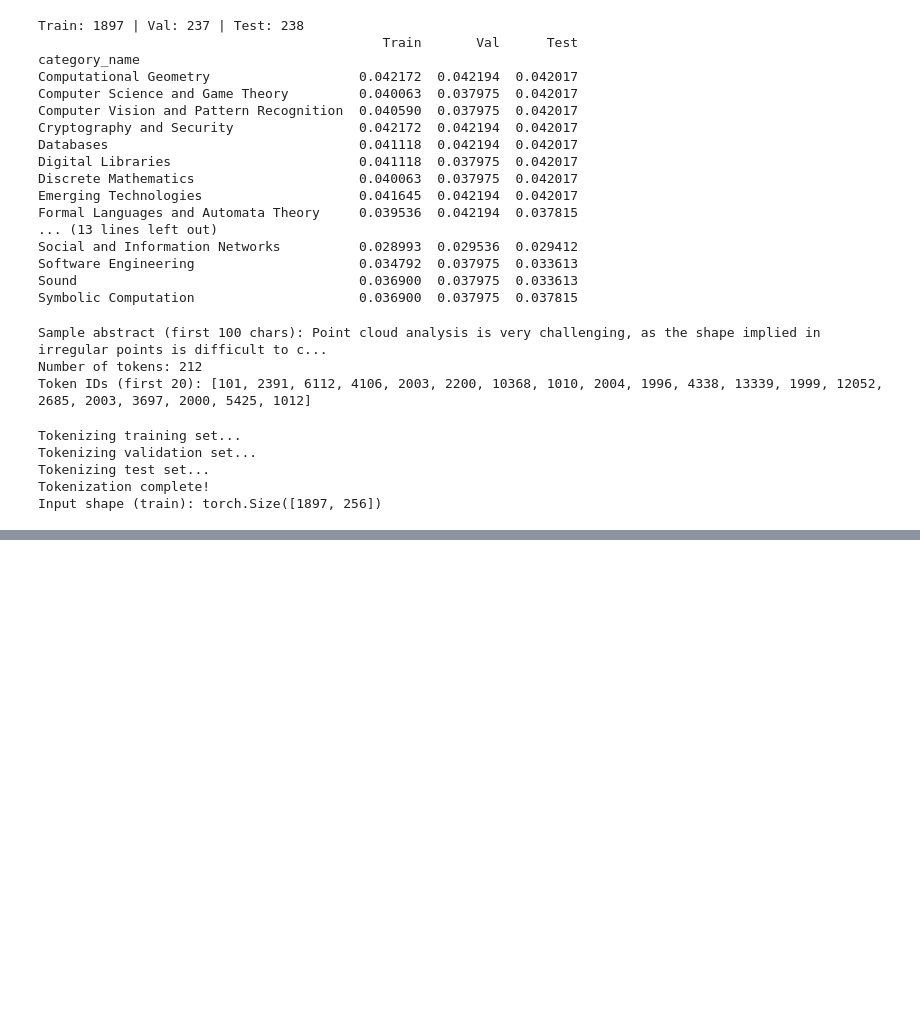
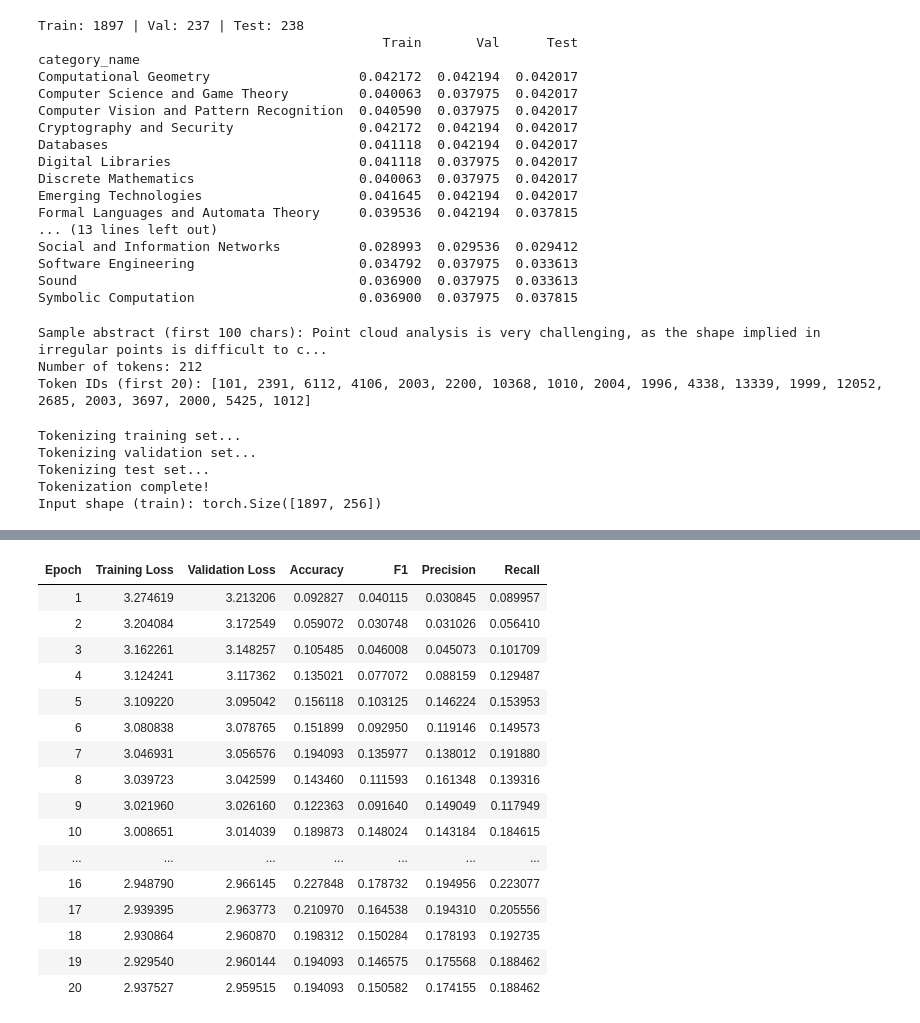
Before and after one commit to DJRkod/cs-bert, a Jupyter notebook: Copy_of_CS410_BERT.ipynb, the cells around one changed output, grey strips where cells are left out. Saved outputs shown, nothing was run; the diff lists cells and outputs as text; code cells hidden in the pictures; blank space fills up the shorter version.

```diff
--- a/Copy_of_CS410_BERT.ipynb
+++ b/Copy_of_CS410_BERT.ipynb
@@ -361,0 +342,65 @@ Input shape (train): torch.Size([1897, 256])
+# %%
+# https://huggingface.co/transformers/v4.2.2/training.html
+# BERT training frozen encoder + classification layer
+from torch.utils.data import Dataset
+from transformers import (BertForSequenceClassification, Trainer,TrainingArguments)
+from sklearn.metrics import accuracy_score, precision_recall_fscore_support
+from transformers import EarlyStoppingCallback
+
+# https://docs.pytorch.org/tutorials/beginner/basics/data_tutorial.html
+class CSAbstractDataset(Dataset):
+    def __init__(self, encodings, labels):
+        self.encodings = encodings
+        self.labels = list(labels)
+
+    def __len__(self):
+        return len(self.labels)
+
+    def __getitem__(self, idx):
+        item = {key: value[idx] for key, value in self.encodings.items()}
+        item["labels"] = torch.tensor(self.labels[idx])
+        return item
+
+train_dataset = CSAbstractDataset(train_encodings, train_df["label"].tolist())
+val_dataset   = CSAbstractDataset(val_encodings, val_df["label"].tolist())
+test_dataset  = CSAbstractDataset(test_encodings, test_df["label"].tolist())
+
+model = BertForSequenceClassification.from_pretrained("bert-base-uncased",num_labels=len(le.classes_))
+for param in model.bert.parameters():
+    param.requires_grad = False
+
+training_args = TrainingArguments(
+    output_dir="./bert_frozen_encoder",
+    eval_strategy="epoch",
+    save_strategy="epoch",
+    logging_strategy="epoch",
+    load_best_model_at_end=True,
+    metric_for_best_model="f1",
+    greater_is_better=True,
+    num_train_epochs=20,
+    per_device_train_batch_size=16,
+    per_device_eval_batch_size=16,
+    learning_rate=2e-4,
+    weight_decay=0.01,
+)
+
+# Citation for compute_metric function: https://huggingface.co/transformers/v4.2.2/training.html
+def compute_metrics(pred):
+    raw, labels = pred
+    preds = np.argmax(raw, axis=-1)
+    precision, recall, f1, _ = precision_recall_fscore_support(
+        labels, preds, average="macro", zero_division=0
+    )
+    acc = accuracy_score(labels, preds)
+    return {"accuracy": acc, "f1": f1,"precision": precision, "recall": recall}
+
+trainer = Trainer(
+    model=model,
+    args=training_args,
+    train_dataset=train_dataset,
+    eval_dataset=val_dataset,   # use validation here
+    compute_metrics=compute_metrics, callbacks=[EarlyStoppingCallback(early_stopping_patience=4)]
+)
+
+trainer.train()
+# %% [output]
@@ -361,0 +424,17 @@ Input shape (train): torch.Size([1897, 256])
+| Epoch | Training Loss | Validation Loss | Accuracy | F1 | Precision | Recall |
+| 1 | 3.274619 | 3.213206 | 0.092827 | 0.040115 | 0.030845 | 0.089957 |
+| 2 | 3.204084 | 3.172549 | 0.059072 | 0.030748 | 0.031026 | 0.056410 |
+| 3 | 3.162261 | 3.148257 | 0.105485 | 0.046008 | 0.045073 | 0.101709 |
+| 4 | 3.124241 | 3.117362 | 0.135021 | 0.077072 | 0.088159 | 0.129487 |
+| 5 | 3.109220 | 3.095042 | 0.156118 | 0.103125 | 0.146224 | 0.153953 |
+| 6 | 3.080838 | 3.078765 | 0.151899 | 0.092950 | 0.119146 | 0.149573 |
+| 7 | 3.046931 | 3.056576 | 0.194093 | 0.135977 | 0.138012 | 0.191880 |
+| 8 | 3.039723 | 3.042599 | 0.143460 | 0.111593 | 0.161348 | 0.139316 |
+| 9 | 3.021960 | 3.026160 | 0.122363 | 0.091640 | 0.149049 | 0.117949 |
+| 10 | 3.008651 | 3.014039 | 0.189873 | 0.148024 | 0.143184 | 0.184615 |
+| ... | ... | ... | ... | ... | ... | ... |
+| 16 | 2.948790 | 2.966145 | 0.227848 | 0.178732 | 0.194956 | 0.223077 |
+| 17 | 2.939395 | 2.963773 | 0.210970 | 0.164538 | 0.194310 | 0.205556 |
+| 18 | 2.930864 | 2.960870 | 0.198312 | 0.150284 | 0.178193 | 0.192735 |
+| 19 | 2.929540 | 2.960144 | 0.194093 | 0.146575 | 0.175568 | 0.188462 |
+| 20 | 2.937527 | 2.959515 | 0.194093 | 0.150582 | 0.174155 | 0.188462 |
```
Also changed, not shown: parts of 9 cells of this notebook, 1 other file.
